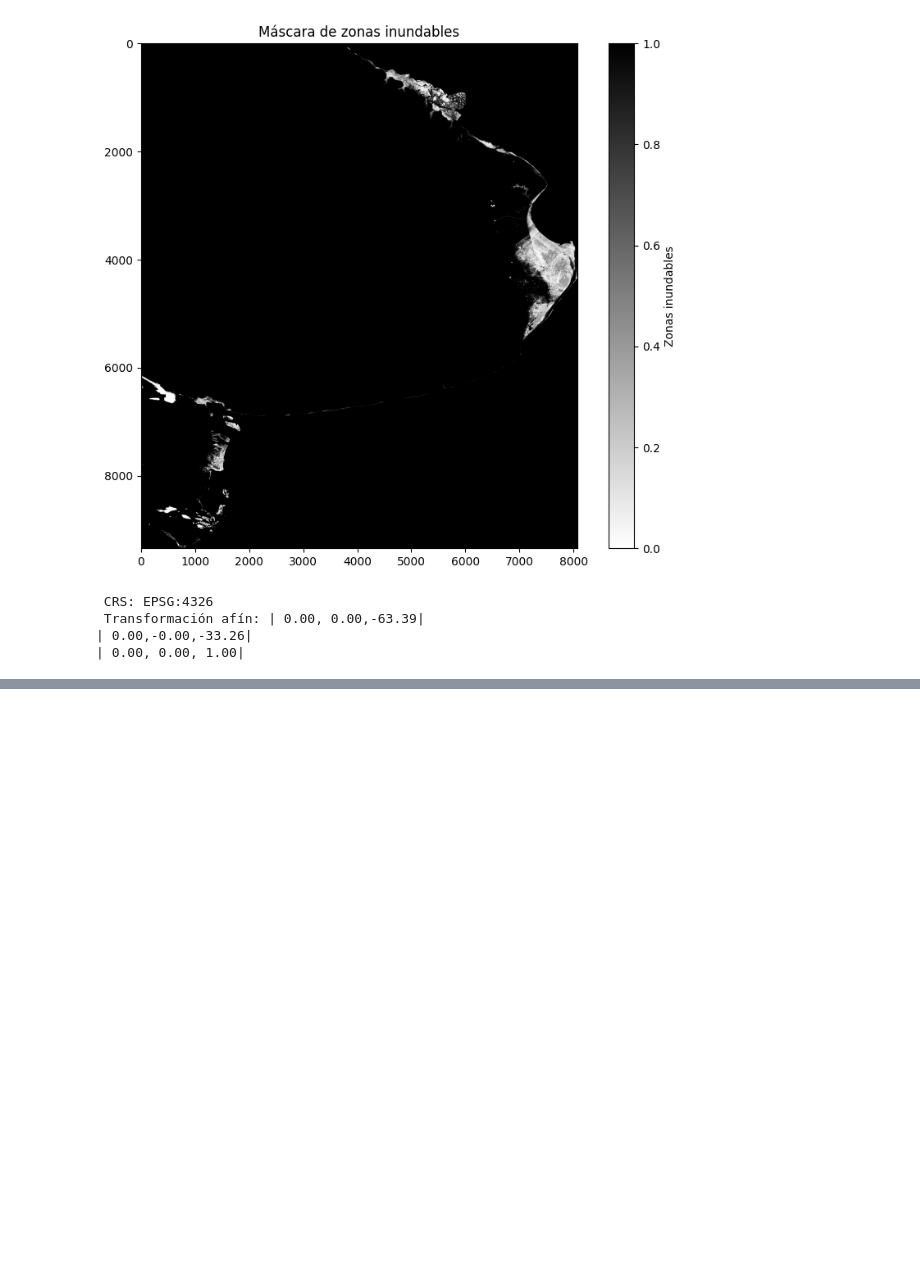
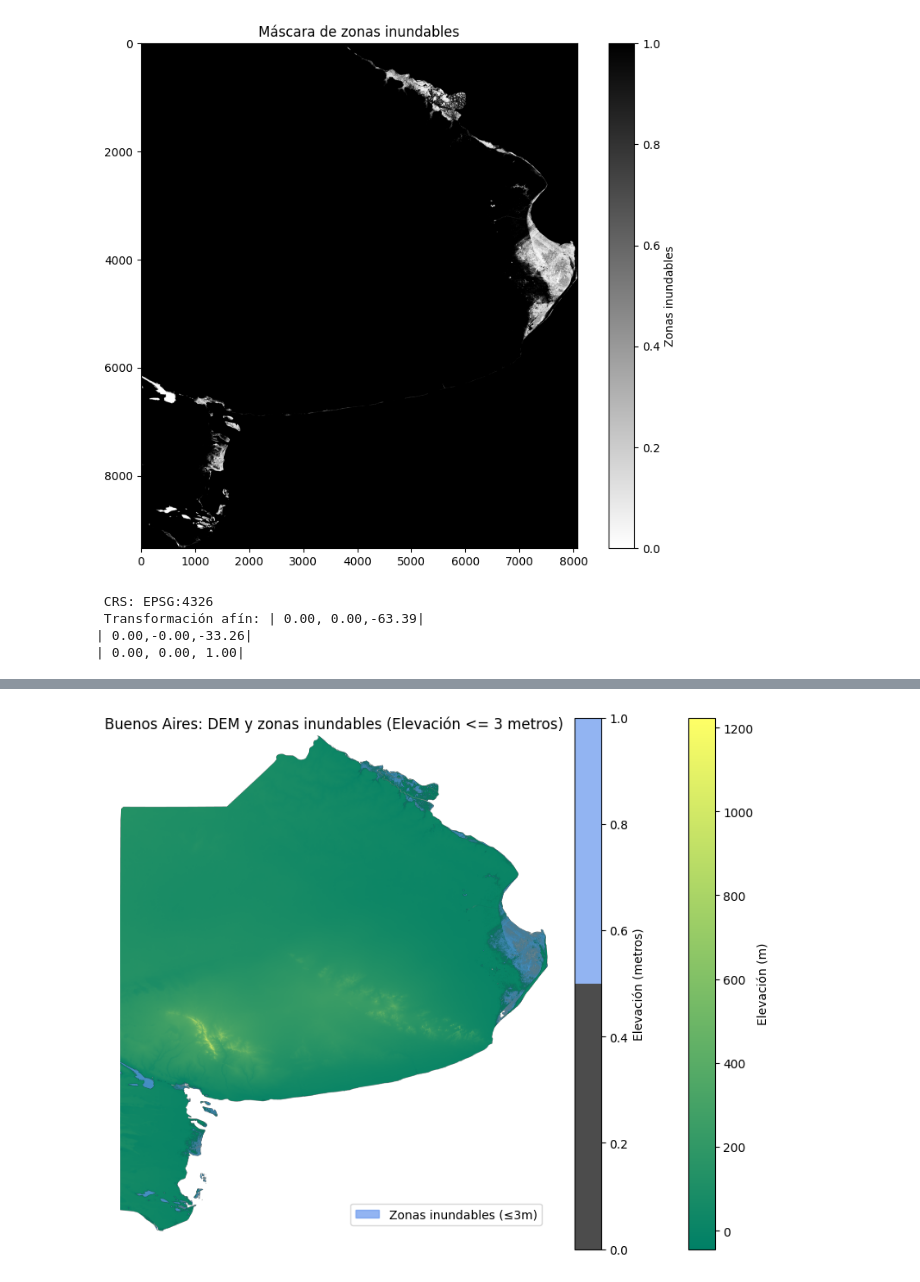
Before and after one commit to andreasoledadguerra/bs_as_flood, a Jupyter notebook: flood_notebook.ipynb, the cells around one changed output, grey strips where cells are left out. Saved outputs shown, nothing was run; the diff lists cells and outputs as text; code cells hidden in the pictures; blank space fills up the shorter version.

Commit message:
feat : updating overlay of the DEM and the water mask

```diff
--- a/flood_notebook.ipynb
+++ b/flood_notebook.ipynb
@@ -107,10 +106,0 @@ plt.show()
-# %%
-# Se carga imagen base y se crea máscara
-with rasterio.open('bsas.tif') as src:
-    image_bsas = src.read(1) #se lee la primera banda de datos
-    profile_bsas = src.profile.copy()
-
-    # se crea máscara ( 1 = zonas inudables, 0 = resto)
-    mask = np.where(
-        (image_bsas <= 3) & (image_bsas != src.nodata), 1, 0
-    ).astype('uint8')
@@ -122,12 +107,10 @@ with rasterio.open('mask.tif', 'w', **profile) as dst:
-# %%
-#  Se crea una paleta de colores específica
-colors = ['none', 'cornflowerblue'] # 0: transparente, 1:azul
-cmap_agua = ListedColormap(colors)
 # %%
-# Se plotea el DEM (imagen base)
-plt.figure(figsize=(12, 10))
-plt.imshow(image_bsas,
-            cmap='summer',
-            vmin=0, #valor mínimo de elevación
-            vmax=8000)
+# Se plotea la imagen base (original de Bs. As)
+with rasterio.open('bsas.tif') as src:
+    data = src.read(1, masked=True)
+
+plt.figure(figsize=(10,8))
+plt.imshow(data, cmap= 'summer')
+plt.colorbar(label='Elevación (m)')
+plt.title("Modelo de Elevación digital")
 plt.show()
@@ -134,17 +119,26 @@ plt.show()
 # %%
 # Se superpone la máscara de agua
+with rasterio.open('bsas.tif') as src:
+    data = src.read(1, masked=True)
+
+plt.figure(figsize=(10,8))
+plt.imshow(data, cmap= 'summer')
+plt.colorbar(label='Elevación (m)')
+plt.title("Modelo de Elevación digital")
 plt.imshow(mask, cmap=cmap_agua,
            vmin=0,
            vmax=1,
            alpha=0.7) #transparencia del azul
 
 plt.colorbar(label= 'Elevación (metros)')
 plt.title('Buenos Aires: DEM y zonas inundables (Elevación <= 3 metros)')
 plt.axis('off')
 # Se añade leyenda explicativa
 leyenda = [
     mpatches.Patch(color='cornflowerblue', label='Zonas inundables (≤3m)', alpha=0.7)
 ]
 plt.legend(handles=leyenda, loc='lower right')
 
 plt.show()
+# %% [output]
+[figure, added]
```
Also changed, not shown: parts of 4 cells of this notebook.
